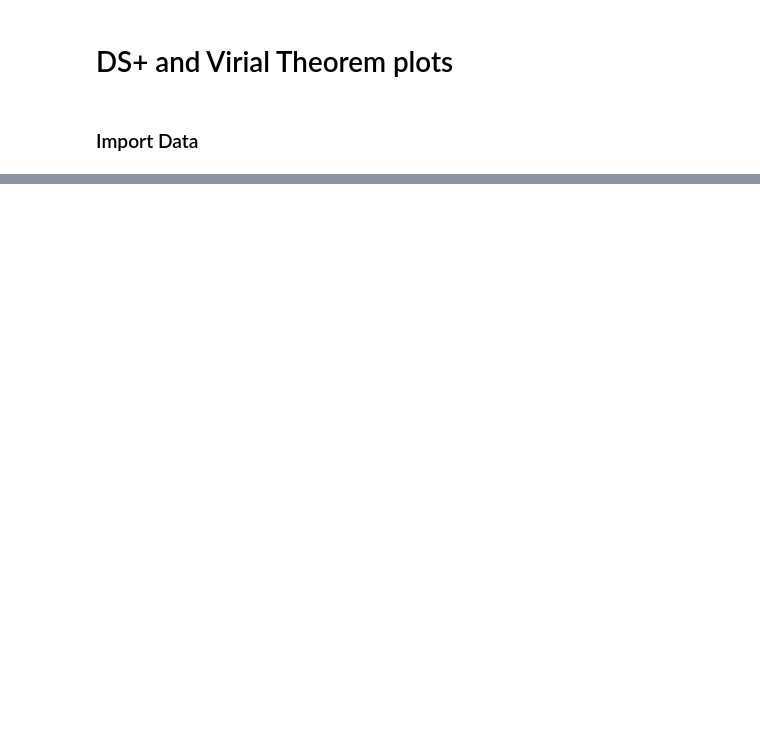
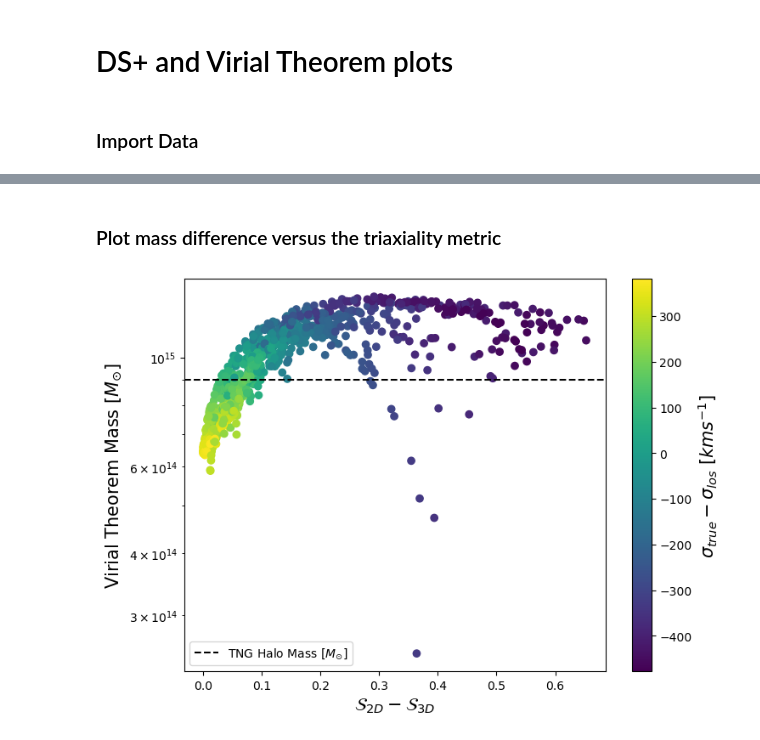
Before and after one commit to erichabjan/TNG_cluster_dynamics, a Jupyter notebook: Paper_Plots.ipynb, the cells around one changed output, grey strips where cells are left out. Drawn from its saved outputs; the diff is of its cells as text; code cells hidden in the pictures; blank space fills up the shorter version.

```diff
--- a/Paper_Plots.ipynb
+++ b/Paper_Plots.ipynb
@@ -32,0 +60,7 @@ test.shape
+# %%
+tri_results = np.transpose(np.array([TNG_DA.compare_3d_2d_shape(pos, vel, df_proj_arr[i]) for i in range(len(df))]))
+
+shape_3d = tri_results[0]
+shape_2d = tri_results[1]
+tri_metric_arr = tri_results[2]
+T = tri_results[3, 0]
@@ -32,0 +69,27 @@ test.shape
+# %%
+true_disp_x = np.sum((vel[:, 0] - np.mean(vel[:, 0]))**2) / len(vel[:, 0])
+true_disp_y = np.sum((vel[:, 1] - np.mean(vel[:, 1]))**2) / len(vel[:, 1])
+true_disp_z = np.sum((vel[:, 2] - np.mean(vel[:, 2]))**2) / len(vel[:, 2])
+true_vel_disp = np.sqrt(true_disp_x + true_disp_y + true_disp_z)
+
+los_velocities = np.array([TNG_DA.project_3d_to_2d(pos, vel, df_proj_arr[i])[1] for i in range(df_proj_arr.shape[0])])
+vel_los_disp = np.array([np.sqrt((1 / (len(los_velocities[i]) - 1)) * np.sum((los_velocities[i] - np.mean(los_velocities[i]))**2)) for i in range(los_velocities.shape[0])]) * np.sqrt(3)
+# %% [markdown]
+### Plot mass difference versus the triaxiality metric
+# %%
+vel_disp_diff = true_vel_disp - vel_los_disp
+
+plt.figure(figsize=(8, 6))
+
+sc = plt.scatter(tri_metric_arr, virial_cluster_mass, c=vel_disp_diff, cmap='viridis')
+plt.axhline(halo_mass, c='k', linestyle='--', label=r'TNG Halo Mass [$M_{\odot}$]')
+
+cbar = plt.colorbar(sc)
+cbar.set_label(r'$\sigma_{true} - \sigma_{los}$ [$km s^{-1}$]', fontsize = 15)
+
+plt.xlabel(r'$ \mathcal{S}_{2D} - \mathcal{S}_{3D}$', fontsize = 15)
+plt.ylabel(r'Virial Theorem Mass [$M_{\odot}$]', fontsize = 15)
+plt.legend()
+plt.yscale('log')
+# %% [output]
+[figure, added]
```
Also changed, not shown: parts of 19 cells of this notebook, 1 other file.
